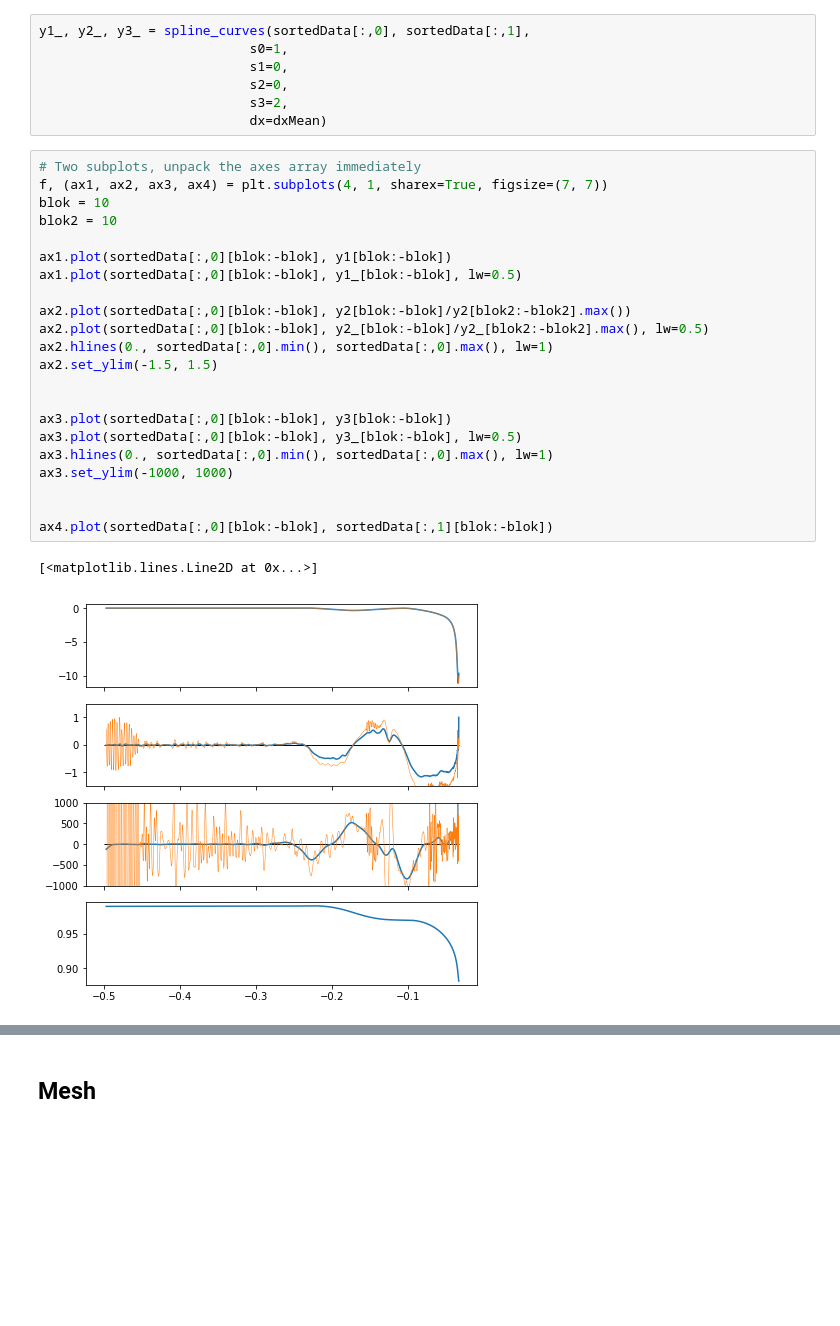
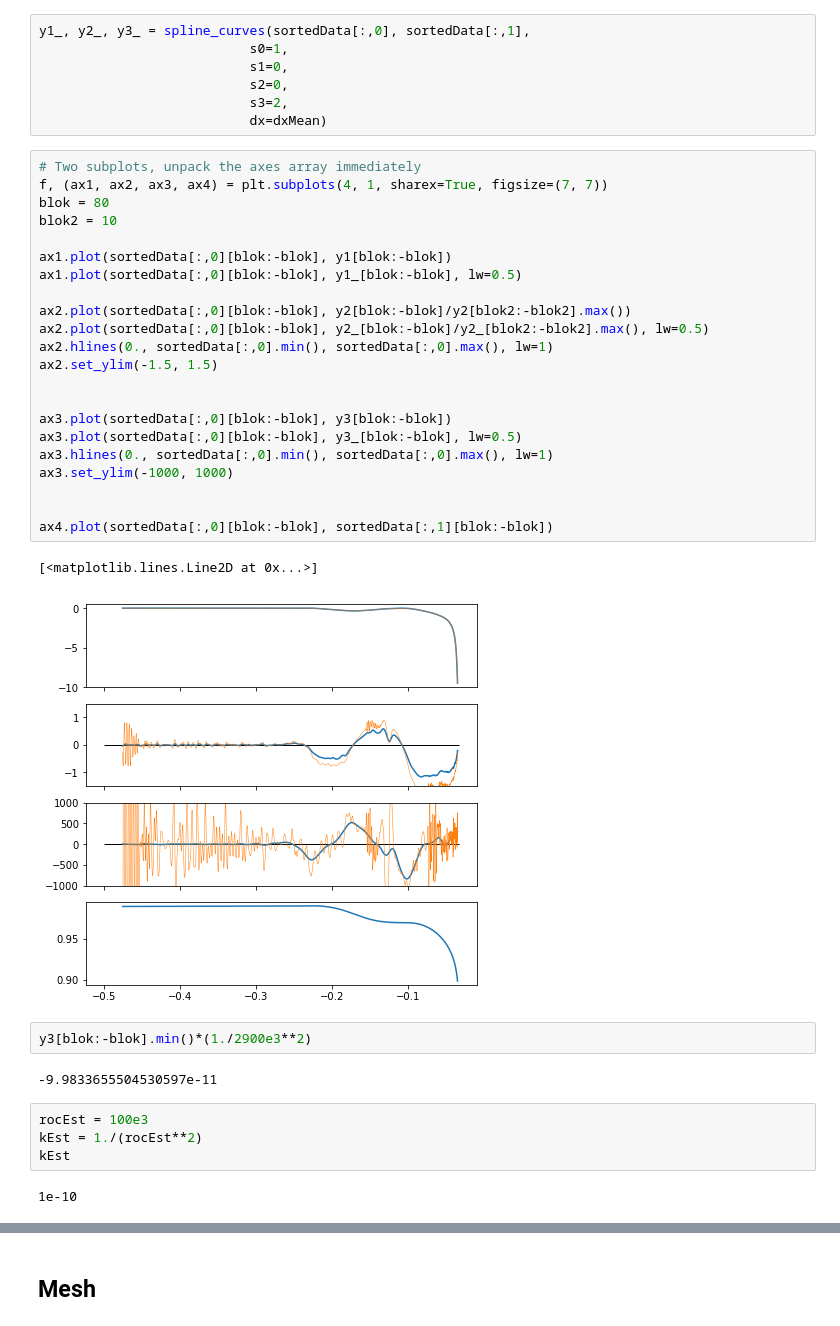
Before and after one commit to dansand/flat_slab, a Jupyter notebook: analysis/stress_curvature.ipynb, the cells around one changed output, grey strips where cells are left out. Cells and saved outputs as stored; diff of their text form; blank space fills up the shorter version.

```diff
--- a/analysis/stress_curvature.ipynb
+++ b/analysis/stress_curvature.ipynb
@@ -107,25 +110,35 @@ y1_, y2_, y3_ = spline_curves(sortedData[:,0], sortedData[:,1],
 # %%
 # Two subplots, unpack the axes array immediately
 f, (ax1, ax2, ax3, ax4) = plt.subplots(4, 1, sharex=True, figsize=(7, 7))
-blok = 10
+blok = 80
 blok2 = 10
 
 ax1.plot(sortedData[:,0][blok:-blok], y1[blok:-blok])
 ax1.plot(sortedData[:,0][blok:-blok], y1_[blok:-blok], lw=0.5)
 
 ax2.plot(sortedData[:,0][blok:-blok], y2[blok:-blok]/y2[blok2:-blok2].max())
 ax2.plot(sortedData[:,0][blok:-blok], y2_[blok:-blok]/y2_[blok2:-blok2].max(), lw=0.5)
 ax2.hlines(0., sortedData[:,0].min(), sortedData[:,0].max(), lw=1)
 ax2.set_ylim(-1.5, 1.5)
 
 
 ax3.plot(sortedData[:,0][blok:-blok], y3[blok:-blok])
 ax3.plot(sortedData[:,0][blok:-blok], y3_[blok:-blok], lw=0.5)
 ax3.hlines(0., sortedData[:,0].min(), sortedData[:,0].max(), lw=1)
 ax3.set_ylim(-1000, 1000)
 
 
 ax4.plot(sortedData[:,0][blok:-blok], sortedData[:,1][blok:-blok])
 # %% [output]
 [<matplotlib.lines.Line2D at 0x...>]
-[figure, old version]
+[figure, new version]
+# %%
+y3[blok:-blok].min()*(1./2900e3**2)
+# %% [output]
+-9.9833655504530597e-11
+# %%
+rocEst = 100e3
+kEst = 1./(rocEst**2)
+kEst
+# %% [output]
+1e-10
```
Also changed, not shown: parts of 7 cells of this notebook, 2 other files.
